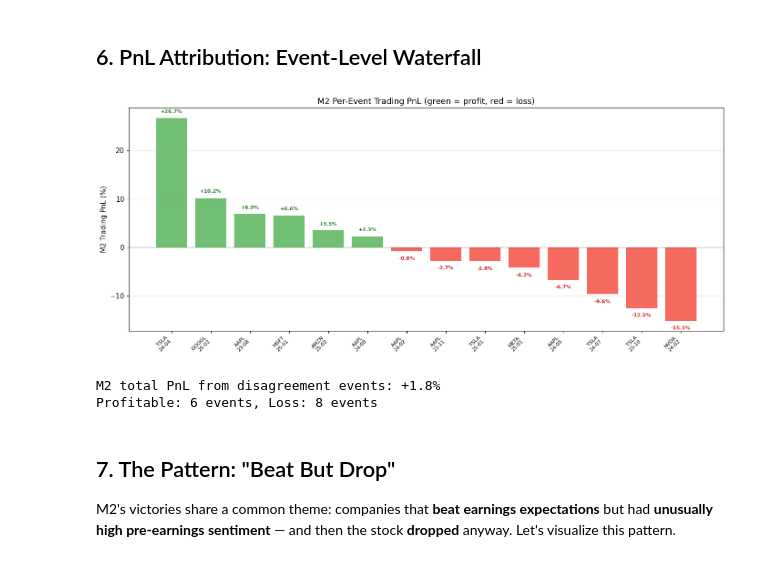
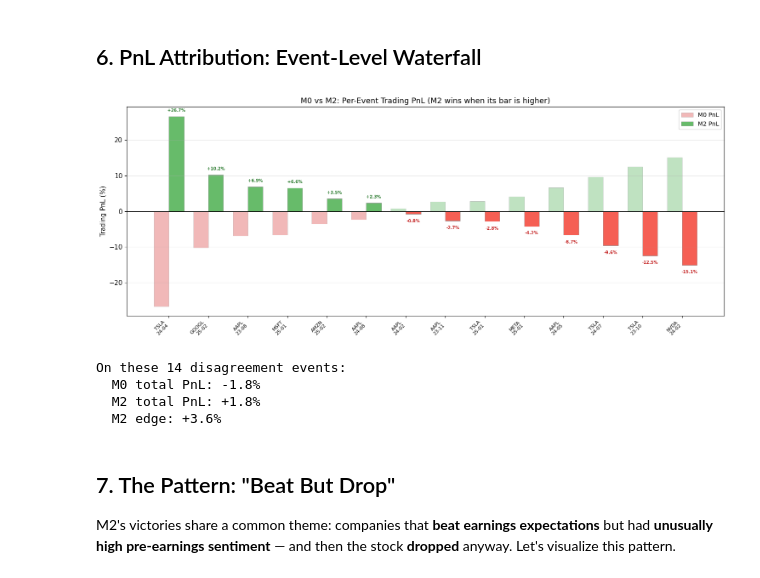
Before and after one commit to Rebas9512/hackathon2026, a Jupyter notebook: notebooks/03_executed.ipynb, the cells around one changed output. Drawn from its saved outputs; the diff is of its cells as text; code cells hidden in the pictures.

```diff
--- a/notebooks/03_executed.ipynb
+++ b/notebooks/03_executed.ipynb
@@ -301,41 +301,58 @@ ticker earnings_date  surprise_pct  ret_5d_pct  target  m0_pred  m2_pred  sent_m
 # %%
 # Sort by M2 actual PnL (biggest profit first)
 rdf_sorted = rdf[rdf['m2_edge'] != 0].copy()
 rdf_sorted['m2_pnl_pct'] = rdf_sorted['m2_pnl'] * 100
+rdf_sorted['m0_pnl_pct'] = rdf_sorted['m0_pnl'] * 100
 rdf_sorted = rdf_sorted.sort_values('m2_pnl_pct', ascending=False)
 
-fig, ax = plt.subplots(figsize=(14, 6))
-colors = ['#4CAF50' if p > 0 else '#F44336' for p in rdf_sorted['m2_pnl_pct']]
+fig, ax = plt.subplots(figsize=(15, 6))
+x = np.arange(len(rdf_sorted))
+width = 0.38
+
+# M0 bars (behind, lighter)
+m0_colors = ['#81C784' if p > 0 else '#E57373' for p in rdf_sorted['m0_pnl_pct']]
+bars_m0 = ax.bar(x - width/2, rdf_sorted['m0_pnl_pct'], width,
+                 color=m0_colors, alpha=0.5, edgecolor='gray', linewidth=0.5, label='M0 PnL')
+
+# M2 bars (front, saturated)
+m2_colors = ['#4CAF50' if p > 0 else '#F44336' for p in rdf_sorted['m2_pnl_pct']]
+bars_m2 = ax.bar(x + width/2, rdf_sorted['m2_pnl_pct'], width,
+                 color=m2_colors, alpha=0.85, edgecolor='gray', linewidth=0.5, label='M2 PnL')
+
 labels = [f"{r['ticker']}\n{r['earnings_date'].strftime('%y-%m')}" for _, r in rdf_sorted.iterrows()]
-
-bars = ax.bar(range(len(rdf_sorted)), rdf_sorted['m2_pnl_pct'], color=colors, alpha=0.8)
-ax.set_xticks(range(len(rdf_sorted)))
+ax.set_xticks(x)
 ax.set_xticklabels(labels, fontsize=8, rotation=45, ha='right')
 ax.axhline(y=0, color='black', linewidth=0.8)
-ax.set_ylabel('M2 Trading PnL (%)')
-ax.set_title('M2 Per-Event Trading PnL (green = profit, red = loss)', fontsize=13)
+ax.set_ylabel('Trading PnL (%)')
+ax.set_title('M0 vs M2: Per-Event Trading PnL (M2 wins when its bar is higher)', fontsize=13)
+ax.legend(loc='upper right', fontsize=10)
 ax.grid(axis='y', alpha=0.3)
 
-# Annotate EVERY bar with M2's actual PnL
+# Annotate M2 bars with PnL value
 for i, (_, r) in enumerate(rdf_sorted.iterrows()):
     pnl = r['m2_pnl_pct']
     offset_y = 8 if pnl >= 0 else -14
-    ax.annotate(f"{pnl:+.1f}%", (i, pnl),
+    ax.annotate(f"{pnl:+.1f}%", (i + width/2, pnl),
                 textcoords='offset points', xytext=(0, offset_y),
-                ha='center', fontsize=8, fontweight='bold',
+                ha='center', fontsize=7, fontweight='bold',
                 color='#2E7D32' if pnl >= 0 else '#C62828')
 
 plt.tight_layout()
 plt.savefig('../outputs/m2_pnl_attribution.png', dpi=150, bbox_inches='tight')
 plt.show()
 
 total_m2 = rdf_sorted['m2_pnl_pct'].sum()
-print(f'M2 total PnL from disagreement events: {total_m2:+.1f}%')
-print(f'Profitable: {(rdf_sorted["m2_pnl_pct"]>0).sum()} events, Loss: {(rdf_sorted["m2_pnl_pct"]<0).sum()} events')
+total_m0 = rdf_sorted['m0_pnl_pct'].sum()
+print(f'On these {len(rdf_sorted)} disagreement events:')
+print(f'  M0 total PnL: {total_m0:+.1f}%')
+print(f'  M2 total PnL: {total_m2:+.1f}%')
+print(f'  M2 edge: {total_m2 - total_m0:+.1f}%')
 # %% [output]
-[figure, old version]
+[figure, new version]
-M2 total PnL from disagreement events: +1.8%
-Profitable: 6 events, Loss: 8 events
+On these 14 disagreement events:
+  M0 total PnL: -1.8%
+  M2 total PnL: +1.8%
+  M2 edge: +3.6%
 # %% [markdown]
 ## 7. The Pattern: "Beat But Drop"
 
```
Also changed, not shown: 2 other files.
